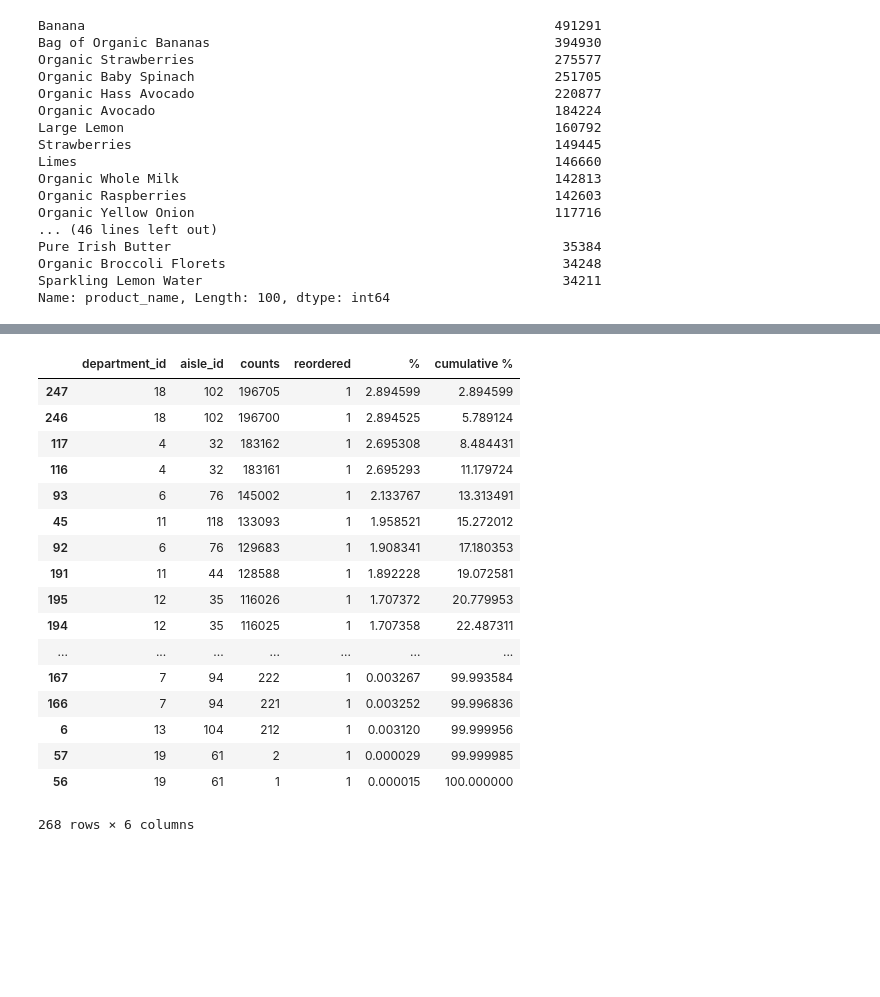
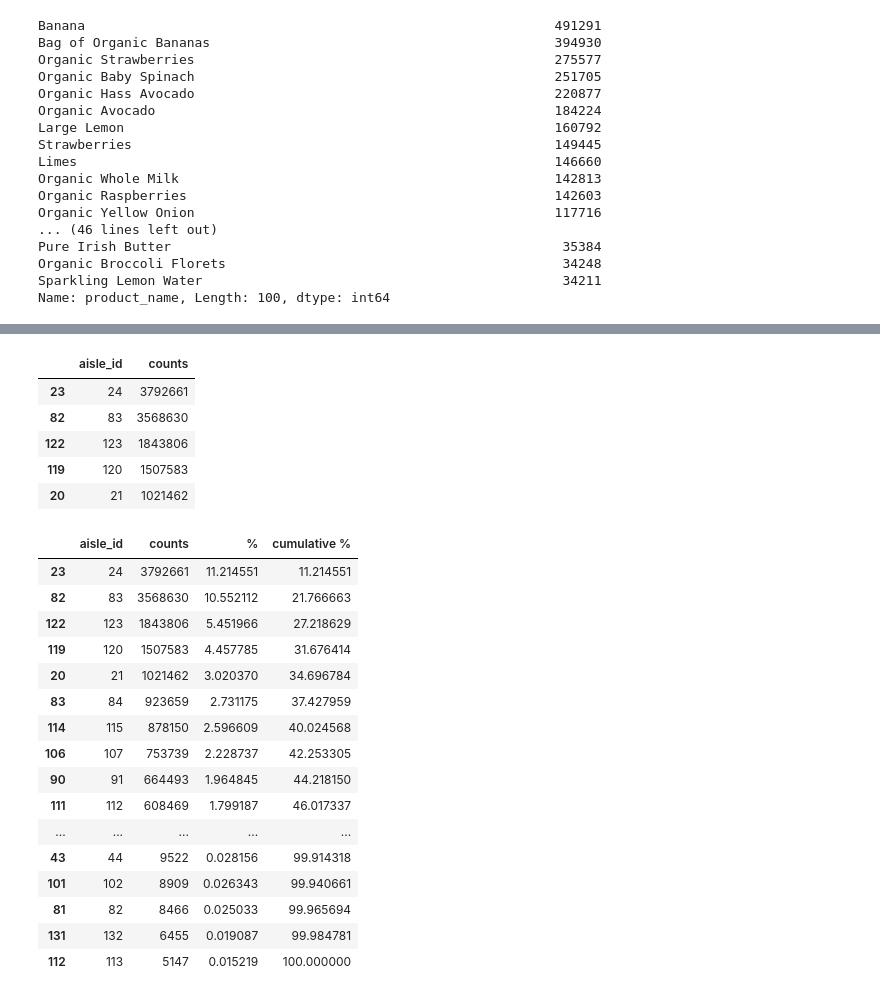
Before and after one commit to bloominstituteoftechnology/DS-Unit-3-Sprint-3-Big-Data, a Jupyter notebook: module1-aws-sagemaker/instacart_analysis.ipynb, the cells around one changed output, grey strips where cells are left out. Saved outputs shown, nothing was run; the diff lists cells and outputs as text; code cells hidden in the pictures; blank space fills up the shorter version.

```diff
--- a/module1-aws-sagemaker/instacart_analysis.ipynb
+++ b/module1-aws-sagemaker/instacart_analysis.ipynb
@@ -157,26 +136,13 @@ Wall time: 12.7 s
 # %%
-grouped = grouped.reset_index().rename(columns={'level_2': 'counts'})
-grouped = grouped.sort_values(by='counts', ascending=False)
+grouped_df = grouped_df \
+            .reset_index() \
+            .rename(columns={'reordered': 'counts'}) \
+            .sort_values(by='counts', ascending=False)
+grouped_df.head()
+# %% [output]
+|  | aisle_id | counts |
+| 23 | 24 | 3792661 |
+| 82 | 83 | 3568630 |
+| 122 | 123 | 1843806 |
+| 119 | 120 | 1507583 |
+| 20 | 21 | 1021462 |
-# %%
-grouped['%'] = grouped['counts'] / sum(grouped['counts']) * 100
-grouped['cumulative %'] = grouped['%'].cumsum()
-grouped
-# %% [output]
-|  | department_id | aisle_id | counts | reordered | % | cumulative % |
-| 247 | 18 | 102 | 196705 | 1 | 2.894599 | 2.894599 |
-| 246 | 18 | 102 | 196700 | 1 | 2.894525 | 5.789124 |
-| 117 | 4 | 32 | 183162 | 1 | 2.695308 | 8.484431 |
-| 116 | 4 | 32 | 183161 | 1 | 2.695293 | 11.179724 |
-| 93 | 6 | 76 | 145002 | 1 | 2.133767 | 13.313491 |
-| 45 | 11 | 118 | 133093 | 1 | 1.958521 | 15.272012 |
-| 92 | 6 | 76 | 129683 | 1 | 1.908341 | 17.180353 |
-| 191 | 11 | 44 | 128588 | 1 | 1.892228 | 19.072581 |
-| 195 | 12 | 35 | 116026 | 1 | 1.707372 | 20.779953 |
-| 194 | 12 | 35 | 116025 | 1 | 1.707358 | 22.487311 |
-| ... | ... | ... | ... | ... | ... | ... |
-| 167 | 7 | 94 | 222 | 1 | 0.003267 | 99.993584 |
-| 166 | 7 | 94 | 221 | 1 | 0.003252 | 99.996836 |
-| 6 | 13 | 104 | 212 | 1 | 0.003120 | 99.999956 |
-| 57 | 19 | 61 | 2 | 1 | 0.000029 | 99.999985 |
-| 56 | 19 | 61 | 1 | 1 | 0.000015 | 100.000000 |
-268 rows × 6 columns
@@ -185 +149,25 @@ grouped_dd = dd.from_pandas(grouped, npartitions=1)
+# %%
+grouped_df['%'] = grouped_df['counts'] / sum(grouped_df['counts']) * 100
+grouped_df['cumulative %'] = grouped_df['%'].cumsum()
+
+pd.set_option('display.max_rows', None)  # Unlimited rows
+grouped_df.head(grouped_df.shape[0])
+# %% [output]
+|  | aisle_id | counts | % | cumulative % |
+| 23 | 24 | 3792661 | 11.214551 | 11.214551 |
+| 82 | 83 | 3568630 | 10.552112 | 21.766663 |
+| 122 | 123 | 1843806 | 5.451966 | 27.218629 |
+| 119 | 120 | 1507583 | 4.457785 | 31.676414 |
+| 20 | 21 | 1021462 | 3.020370 | 34.696784 |
+| 83 | 84 | 923659 | 2.731175 | 37.427959 |
+| 114 | 115 | 878150 | 2.596609 | 40.024568 |
+| 106 | 107 | 753739 | 2.228737 | 42.253305 |
+| 90 | 91 | 664493 | 1.964845 | 44.218150 |
+| 111 | 112 | 608469 | 1.799187 | 46.017337 |
+| ... | ... | ... | ... | ... |
+| 43 | 44 | 9522 | 0.028156 | 99.914318 |
+| 101 | 102 | 8909 | 0.026343 | 99.940661 |
+| 81 | 82 | 8466 | 0.025033 | 99.965694 |
+| 131 | 132 | 6455 | 0.019087 | 99.984781 |
+| 112 | 113 | 5147 | 0.015219 | 100.000000 |
 # %%
```
Also changed, not shown: parts of 14 cells of this notebook.
